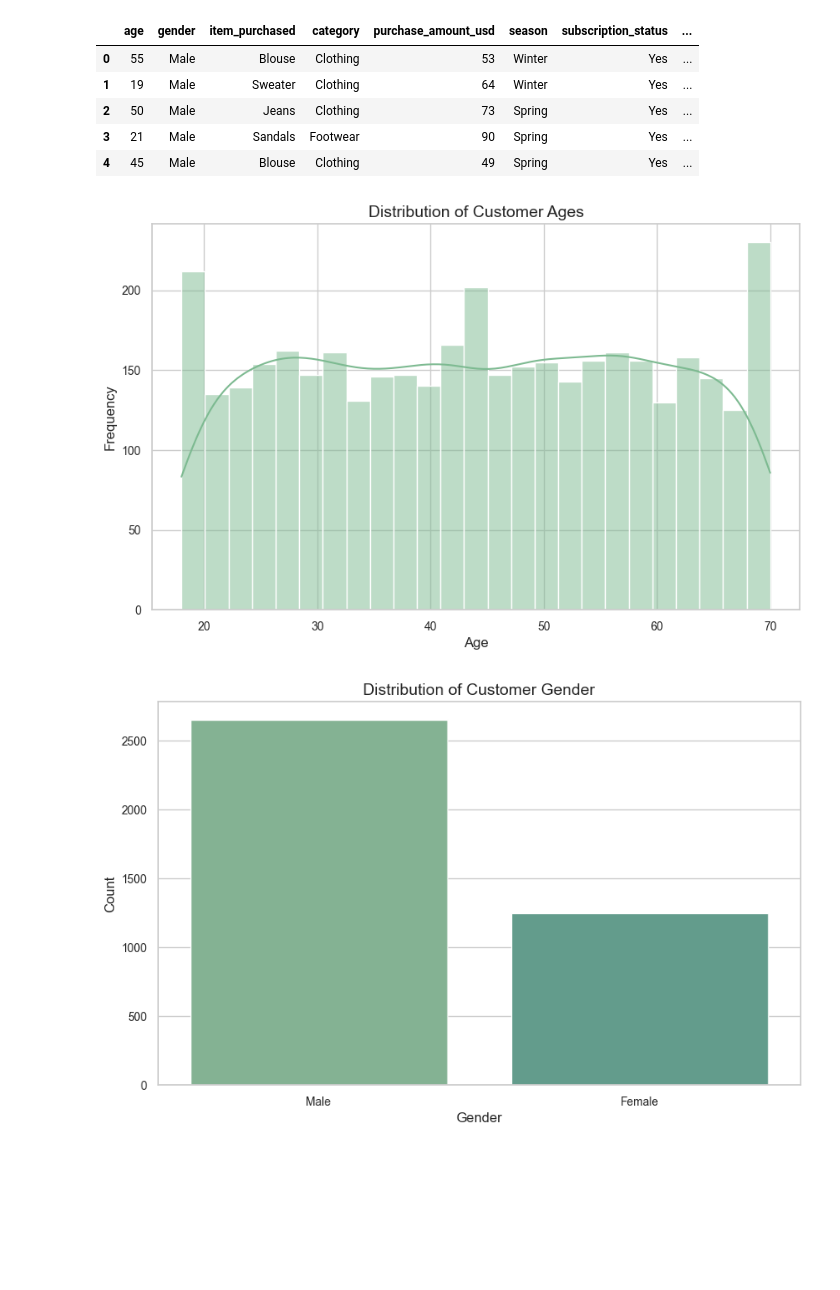
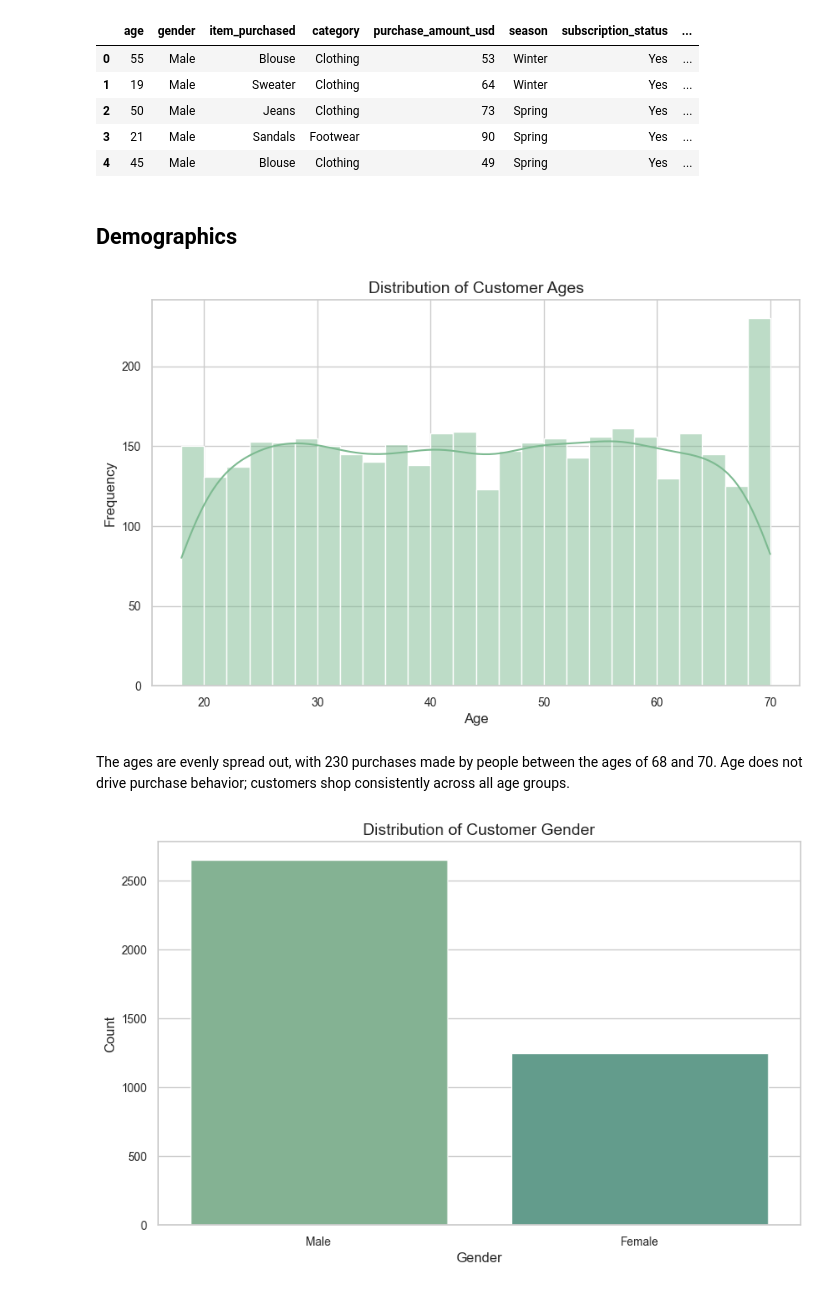
Before and after one commit to profadept/ecommerce-analysis, a Jupyter notebook: notebooks/analysis.ipynb, the cells around one changed output. Cells and saved outputs as stored; diff of their text form; code cells hidden in the pictures; blank space fills up the shorter version.

Commit message:
Add findings markdown below each chart
State interpretation below every chart cell, no descriptions or above-cell narration

```diff
--- a/notebooks/analysis.ipynb
+++ b/notebooks/analysis.ipynb
@@ -124,21 +124,26 @@ data.head()
 | 2 | 50 | Male | Jeans | Clothing | 73 | Spring | Yes | ... |
 | 3 | 21 | Male | Sandals | Footwear | 90 | Spring | Yes | ... |
 | 4 | 45 | Male | Blouse | Clothing | 49 | Spring | Yes | ... |
+# %% [markdown]
+## Demographics
 # %%
-sns.histplot(data=data,
-             x="age",
-             bins=25,
-             kde=True
-            )
+sns.histplot(
+    data=data,
+    x="age",
+    bins=26,
+    kde=True
+)
 
 plt.title("Distribution of Customer Ages")
 plt.xlabel("Age")
 plt.ylabel("Frequency")
 
 plt.savefig(FIGURES_PATH / "01_age_distribution.png" , dpi=300, bbox_inches="tight")
 plt.show()
 # %% [output]
-[figure, old version]
+[figure, new version]
+# %% [markdown]
+The ages are evenly spread out, with 230 purchases made by people between the ages of 68 and 70. Age does not drive purchase behavior; customers shop consistently across all age groups.
 # %%
 sns.countplot(
     data=data,
```
Also changed, not shown: parts of 11 cells of this notebook.
